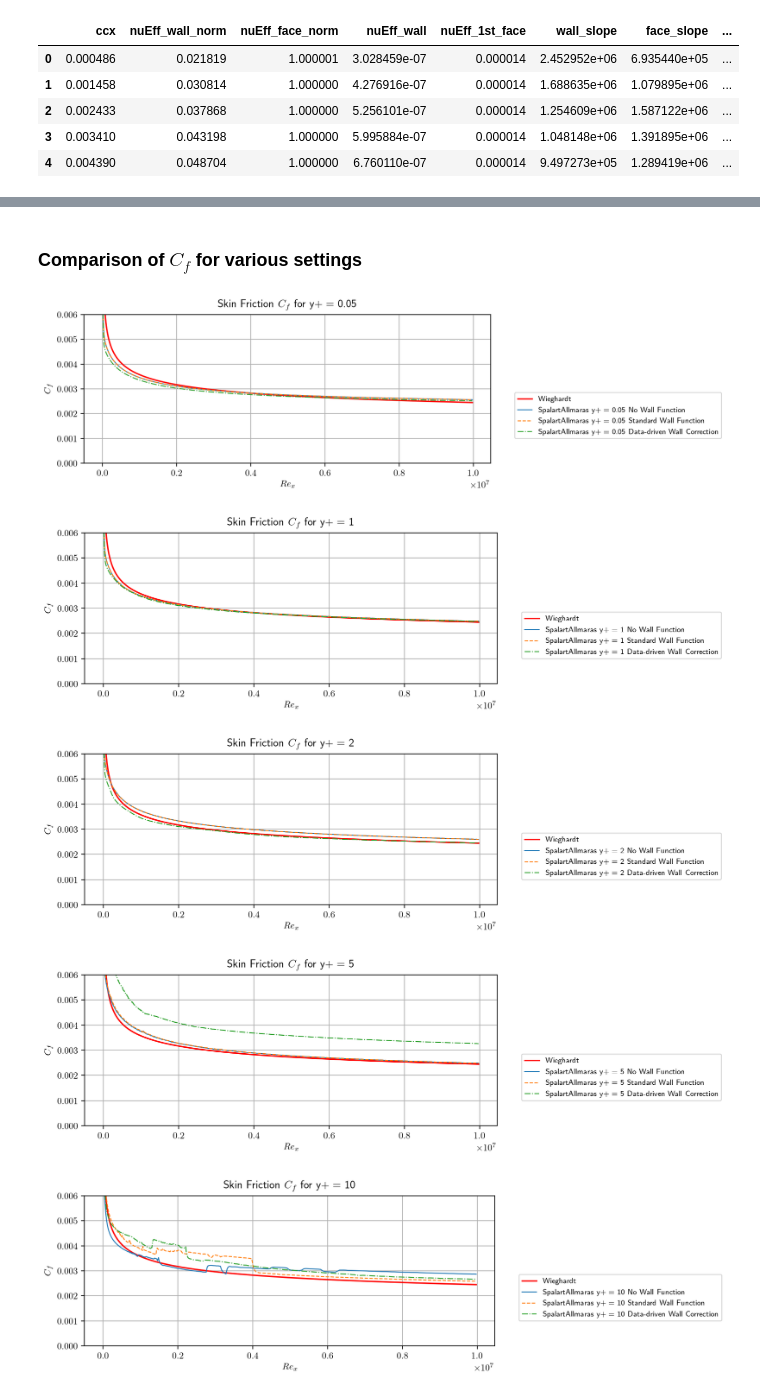
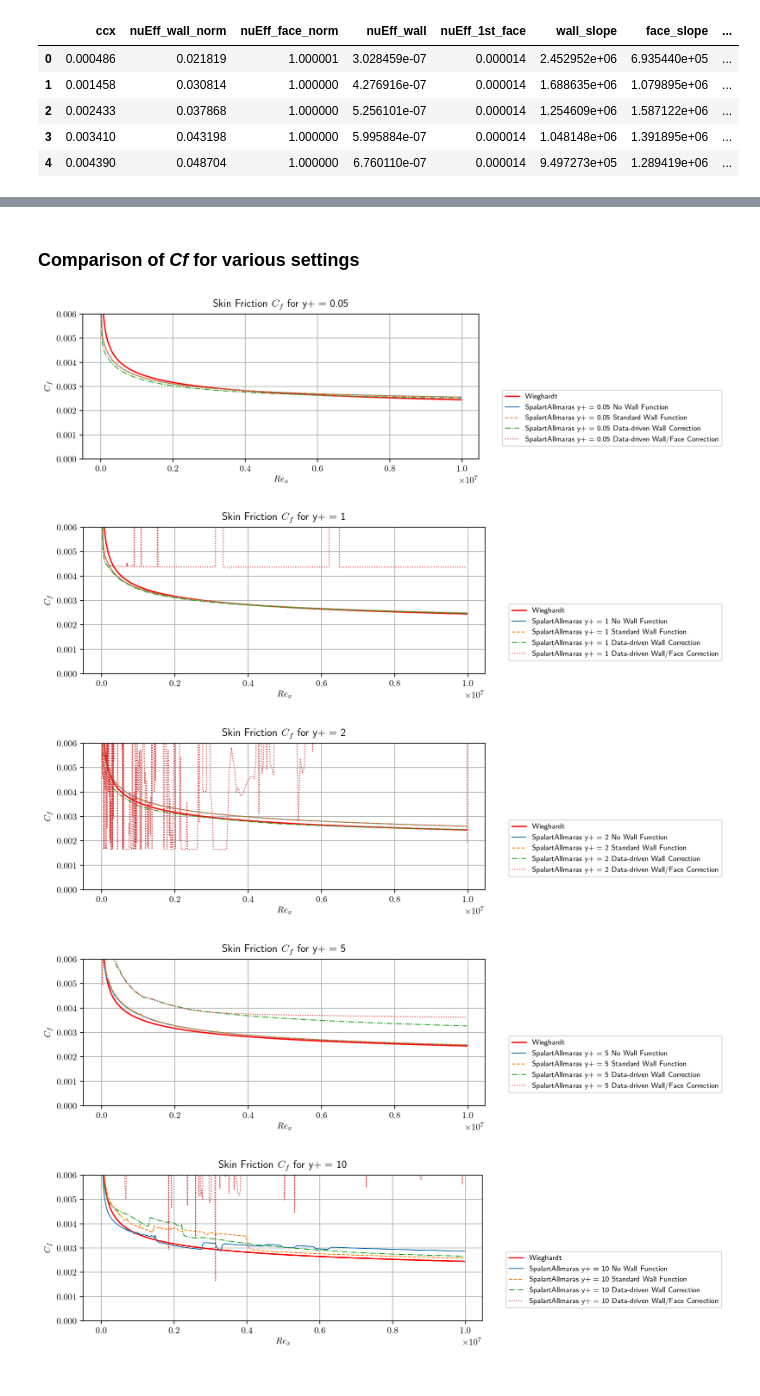
Before and after one commit to JihooKang-KOR/Data_driven_wall_modeling, a Jupyter notebook: notebooks/PlotCf_2DflatPlate.ipynb, the cells around one changed output, grey strips where cells are left out. Saved outputs shown, nothing was run; the diff lists cells and outputs as text; code cells hidden in the pictures.

Commit message:
Add graphs of 1st face correction for the flat plate case

```diff
--- a/notebooks/PlotCf_2DflatPlate.ipynb
+++ b/notebooks/PlotCf_2DflatPlate.ipynb
@@ -74,31 +79,31 @@ Rex = (tauw_data_nowall[0]['ccx'] - x0)*UInf/nuInf
 Cf_nowall = [np.sqrt(tauw_data_nowall[i + len(res_list)*j]['tau_xx']**2 + tauw_data_nowall[i + len(res_list)*j]['tau_yy']**2 + tauw_data_nowall[i + len(res_list)*j]['tau_zz']**2)/(0.5*UInf**2) for j in range(len(yp)) for i in range(len(res_list))]
 Cf_wall = [np.sqrt(tauw_data_wall[i + len(res_list)*j]['tau_xx']**2 + tauw_data_wall[i + len(res_list)*j]['tau_yy']**2 + tauw_data_wall[i + len(res_list)*j]['tau_zz']**2)/(0.5*UInf**2) for j in range(len(yp)) for i in range(len(res_list))]
 Cf_ddwall = [tauw_data_ddwall[i + len(res_list)*j]['nuEff_wall']*tauw_data_ddwall[i + len(res_list)*j]['magGradU_wall']/(0.5*UInf**2) for j in range(len(yp)) for i in range(len(res_list))]
-#Cf_ddface = [tauw_data_ddface[i + len(res_list)*j]['nuEff_wall']*tauw_data_ddface[i + len(res_list)*j]['magGradU_wall']/(0.5*UInf**2) for j in range(len(yp)) for i in range(len(res_list))]
+Cf_ddface = [tauw_data_ddface[i + len(res_list)*j]['nuEff_wall']*tauw_data_ddface[i + len(res_list)*j]['magGradU_wall']/(0.5*UInf**2) for j in range(len(yp)) for i in range(len(res_list))]
 # %%
 wieghardt = 0.288*(np.log10(Rex))**(-2.45)
 # %% [markdown]
-### Comparison of $C_f$ for various settings
+### Comparison of *Cf* for various settings
 # %%
 style = ["-", "--", "-.", ":"]
 lw = 1.0
 for j in range(len(yp)):
     fig, ax = plt.subplots(1, 1, figsize=(8, 3))
     plt.ylim([0, 0.006])
     plt.grid()
     ax.set_xlabel(r"$Re_x$")
     ax.set_ylabel(r"$C_f$")
     plt.title(r"Skin Friction $C_f$ for y+ = {}".format(yp[j]))
     ax.plot(Rex, wieghardt, color = "r", label = "Wieghardt")
     for i in range(len(res_list)):
         ax.plot(Rex, Cf_nowall[i + len(res_list)*j], label = "{} y+ = {} No Wall Function".format(model_sa, yp[j]), ls = style[i], c = "C{:d}".format(i), lw = lw)
         ax.plot(Rex, Cf_wall[i + len(res_list)*j], label = "{} y+ = {} Standard Wall Function".format(model_sa, yp[j]), ls = style[i+1], c = "C{:d}".format(i+1), lw = lw)
         ax.plot(Rex, Cf_ddwall[i + len(res_list)*j], label = "{} y+ = {} Data-driven Wall Correction".format(model_sa, yp[j]), ls = style[i+2], c = "C{:d}".format(i+2), lw = lw)
-        #ax.plot(Rex, Cf_ddface[i + len(res_list)*j], label = "{} y+ = {} Data-driven Wall/Face Correction".format(model_sa, yp[j]), ls = style[i+3], c = "C{:d}".format(i+3), lw = lw)
+        ax.plot(Rex, Cf_ddface[i + len(res_list)*j], label = "{} y+ = {} Data-driven Wall/Face Correction".format(model_sa, yp[j]), ls = style[i+3], c = "C{:d}".format(i+3), lw = lw)
         ax.legend(fontsize = 8, bbox_to_anchor=(1.05, 0.5))
 # %% [output]
-[figure, old version]
+[figure, new version]
-[figure, old version]
+[figure, new version]
-[figure, old version]
+[figure, new version]
-[figure, old version]
+[figure, new version]
-[figure, old version]
+[figure, new version]
```
Also changed, not shown: parts of 7 cells of this notebook.
